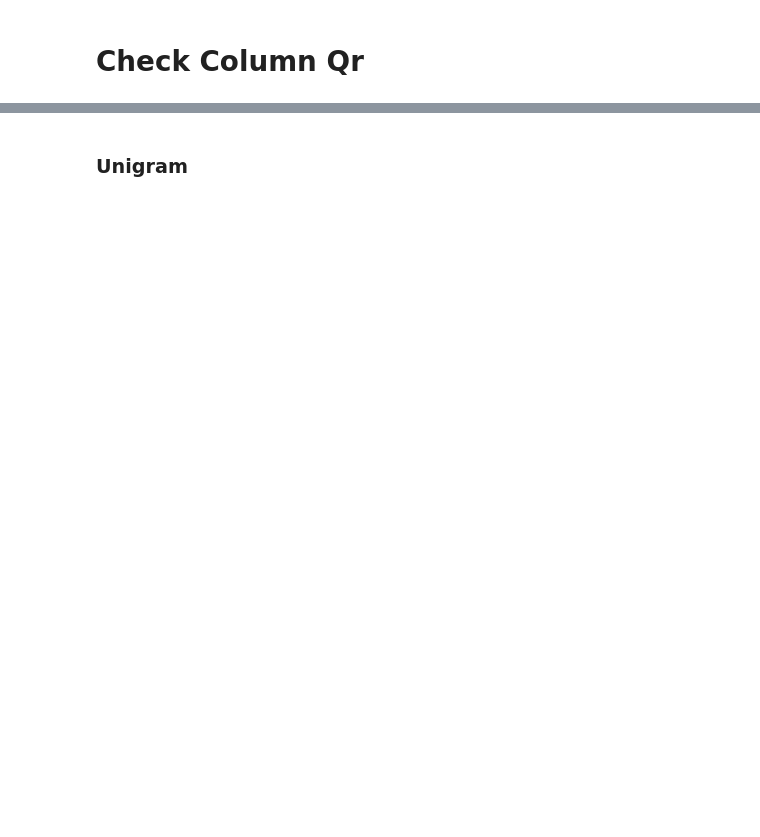
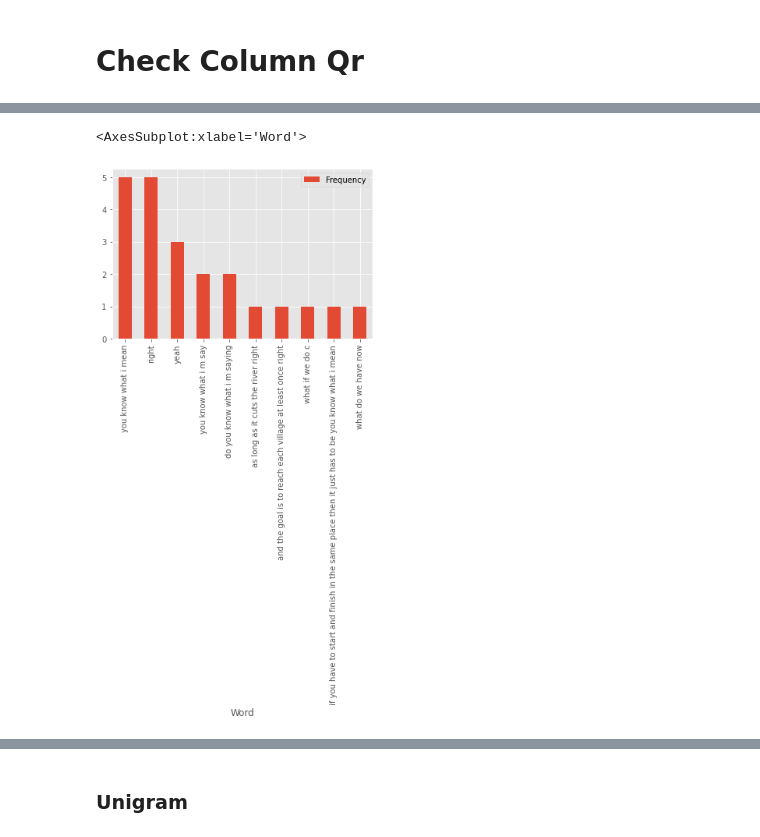
Before and after one commit to mayasundar/featimp, a Jupyter notebook: FeatImp.ipynb, the cells around one changed output, grey strips where cells are left out. Saved outputs shown, nothing was run; the diff lists cells and outputs as text; code cells hidden in the pictures; blank space fills up the shorter version.

```diff
--- a/FeatImp.ipynb
+++ b/FeatImp.ipynb
@@ -322,9 +909,12 @@ print(rslt)
 # %%
 t_N = 10
 r = pd.DataFrame(word_dist.most_common(t_N),
                     columns=['Word', 'Frequency']).set_index('Word')
 matplotlib.style.use('ggplot')
-r.plot.bar(rot=0, width=0.5)
+r.plot.bar(rot=90, width=0.5)
+# %% [output]
+<AxesSubplot:xlabel='Word'>
+[figure, added]
 # %%
 dft = dfQr.apply(nltk.word_tokenize)
 print(dft)
```
Also changed, not shown: parts of 145 cells of this notebook.
